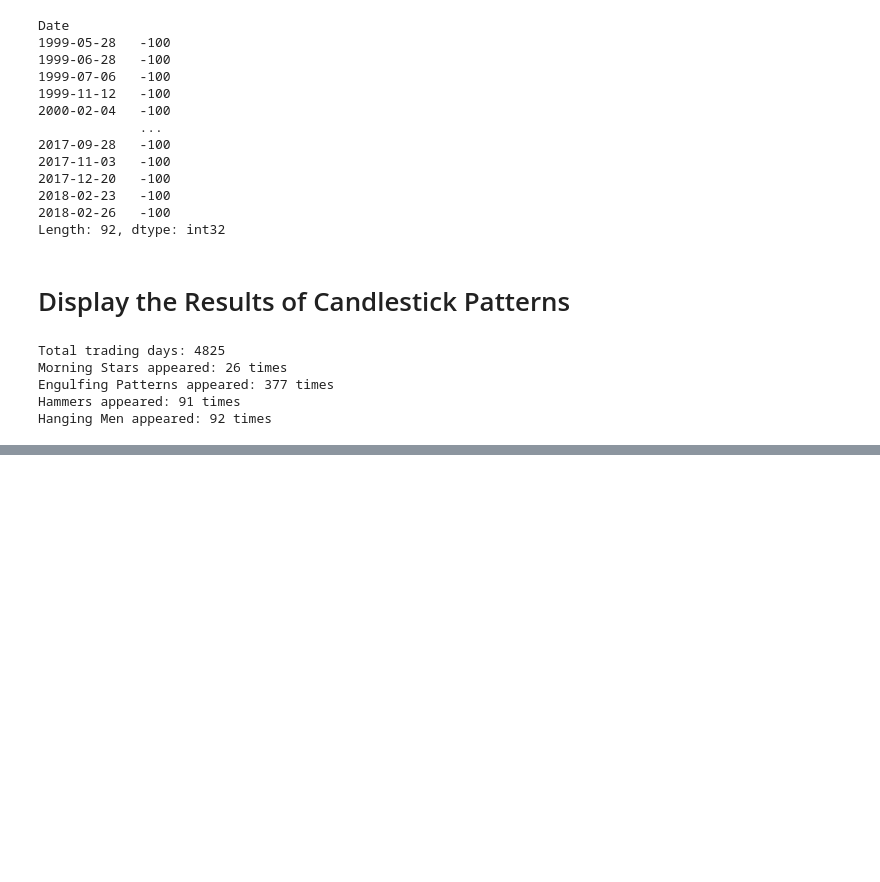
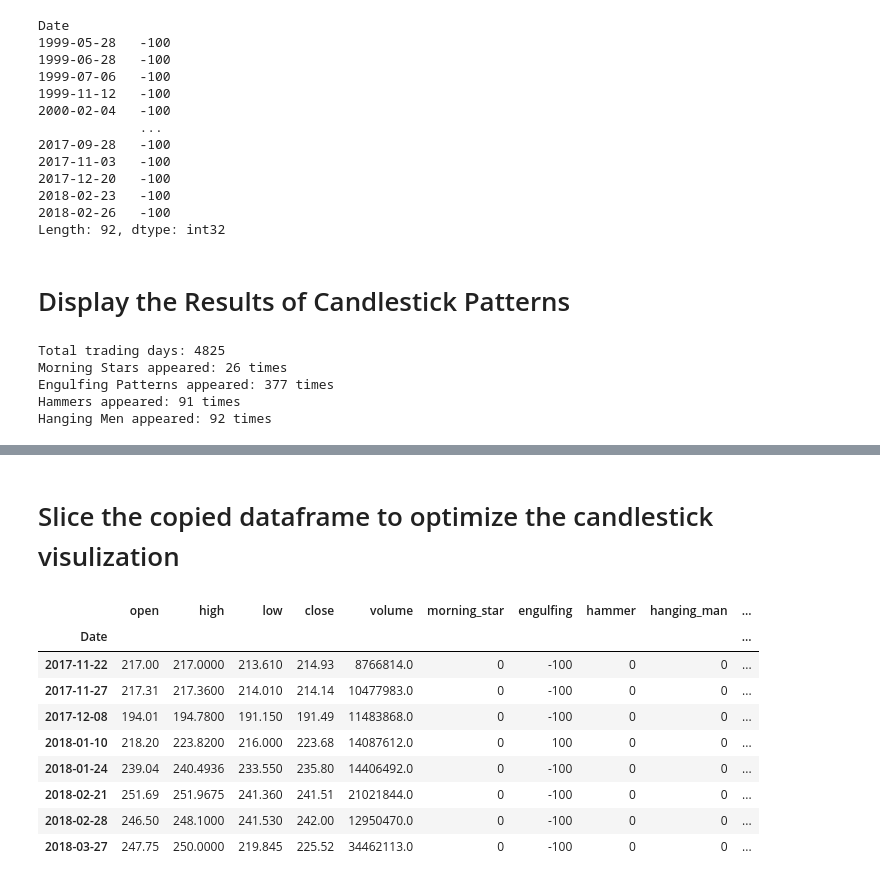
Before and after one commit to CodingIsEnjoyable/CandlestickStudy, a Jupyter notebook: CandlestickStudy.ipynb, the cells around one changed output, grey strips where cells are left out. Drawn from its saved outputs; the diff is of its cells as text; code cells hidden in the pictures; blank space fills up the shorter version.

```diff
--- a/CandlestickStudy.ipynb
+++ b/CandlestickStudy.ipynb
@@ -195,0 +233,16 @@ df
+# %% [markdown]
+# Slice the copied dataframe to optimize the candlestick visulization
+# %%
+sample = df.loc['2017-10-01':]
+sample[sample['engulfing'] != 0]
+# %% [output]
+|  | open | high | low | close | volume | morning_star | engulfing | hammer | hanging_man | ... |
+| Date |  |  |  |  |  |  |  |  |  | ... |
+| 2017-11-22 | 217.00 | 217.0000 | 213.610 | 214.93 | 8766814.0 | 0 | -100 | 0 | 0 | ... |
+| 2017-11-27 | 217.31 | 217.3600 | 214.010 | 214.14 | 10477983.0 | 0 | -100 | 0 | 0 | ... |
+| 2017-12-08 | 194.01 | 194.7800 | 191.150 | 191.49 | 11483868.0 | 0 | -100 | 0 | 0 | ... |
+| 2018-01-10 | 218.20 | 223.8200 | 216.000 | 223.68 | 14087612.0 | 0 | 100 | 0 | 0 | ... |
+| 2018-01-24 | 239.04 | 240.4936 | 233.550 | 235.80 | 14406492.0 | 0 | -100 | 0 | 0 | ... |
+| 2018-02-21 | 251.69 | 251.9675 | 241.360 | 241.51 | 21021844.0 | 0 | -100 | 0 | 0 | ... |
+| 2018-02-28 | 246.50 | 248.1000 | 241.530 | 242.00 | 12950470.0 | 0 | -100 | 0 | 0 | ... |
+| 2018-03-27 | 247.75 | 250.0000 | 219.845 | 225.52 | 34462113.0 | 0 | -100 | 0 | 0 | ... |
```
Also changed, not shown: parts of 13 cells of this notebook.
